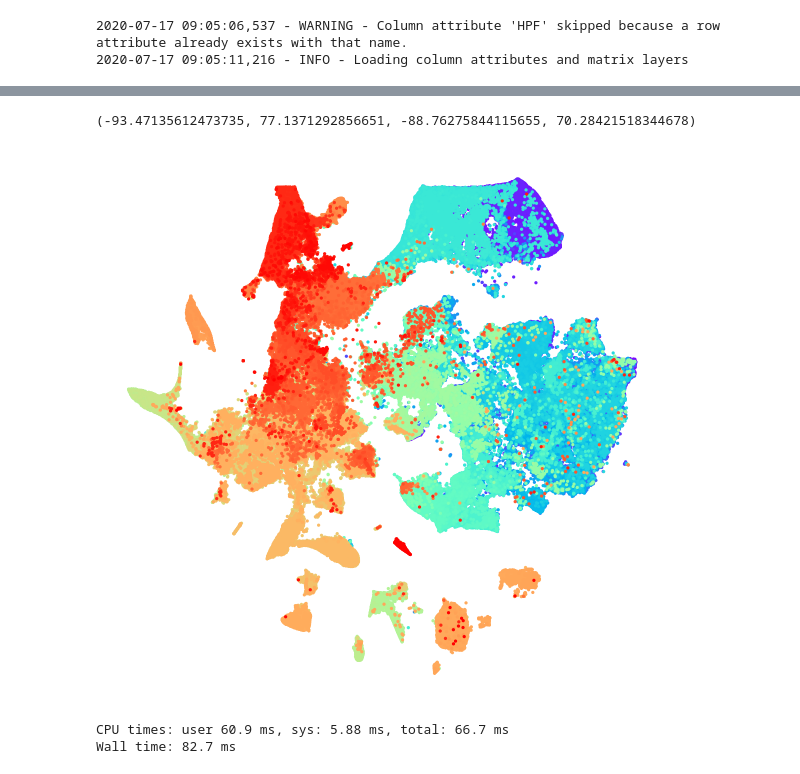
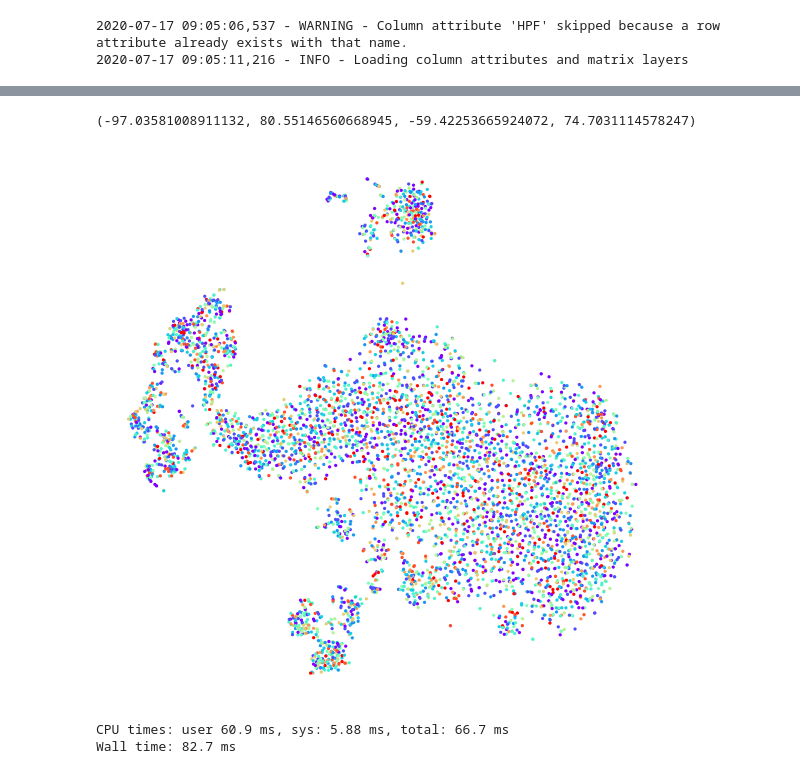
Before and after one commit to linnarsson-lab/shoji, a Jupyter notebook: notebooks/shoji.ipynb, the cells around one changed output, grey strips where cells are left out. Cells and saved outputs as stored; diff of their text form; code cells hidden in the pictures.

```diff
--- a/notebooks/shoji.ipynb
+++ b/notebooks/shoji.ipynb
@@ -90,5 +146,11 @@ db.scRNA.cells = shoji.Dimension(shape=None)
 db.scRNA.genes = shoji.Dimension(shape=5000)
 db.scRNA.Expression = shoji.Tensor("int16", ("cells", "genes"))
 db.scRNA.CellType = shoji.Tensor("string", ("cells",))
-db.scRNA.Length = shoji.Tensor("uint16", ("genes",))
-db.scRNA.Chromosome = shoji.Tensor("string", ("genes",))
+db.scRNA.Length = shoji.Tensor("uint16", ("genes",), inits=np.random.randint(0, 3000, size=5000, dtype="uint16"))
+#db.scRNA.Chromosome = shoji.Tensor("string", ("genes",))
+
+ws = db.scRNA
+ws.cells.append({
+	"CellType": np.array(["Neuron", "Astrocyte", "Neuron", "Microglia"]*1000, dtype=object),
+	"Expression": np.random.randint(0, 10, size=(4000, 5000), dtype="uint16")
+})
@@ -100,7 +164 @@ ws.cells.append({
 })
-# %%
-%%time
-db.scRNA.cells.append({
-    "Spliced": np.random.randint(0, 10, size=(20000, 5000), dtype="int16"),
-    "Age": np.random.randint(0, 50, size=20000, dtype="uint16")
-})
@@ -195,13 +289,13 @@ from_loom(db.mouse.Development, fpool, layers=["spliced", "unspliced"])
 # %%
-dev = db.mouse.Development
-xy = dev[:].BTSNE
-c = dev[:].Clusters
+ws = db.refdb.samples.S10X104_1
+xy = ws[:].TSNE
+c = ws[:].Clusters
 plt.figure(figsize=(10,10))
-plt.scatter(xy[:,0], xy[:,1], c=dev[:].Clusters, cmap="rainbow", s=5)
+plt.scatter(xy[:,0], xy[:,1], c=c, cmap="rainbow", s=5)
 plt.axis("off")
 # %% [output]
-(-93.47135612473735, 77.1371292856651, -88.76275844115655, 70.28421518344678)
+(-97.03581008911132, 80.55146560668945, -59.42253665924072, 74.7031114578247)
-[figure, old version]
+[figure, new version]
 # %%
 dev = db.mouse.Development
 dev.genes = shoji.Dimension(shape=31053)
```
Also changed, not shown: parts of 13 cells of this notebook, 19 other files.
